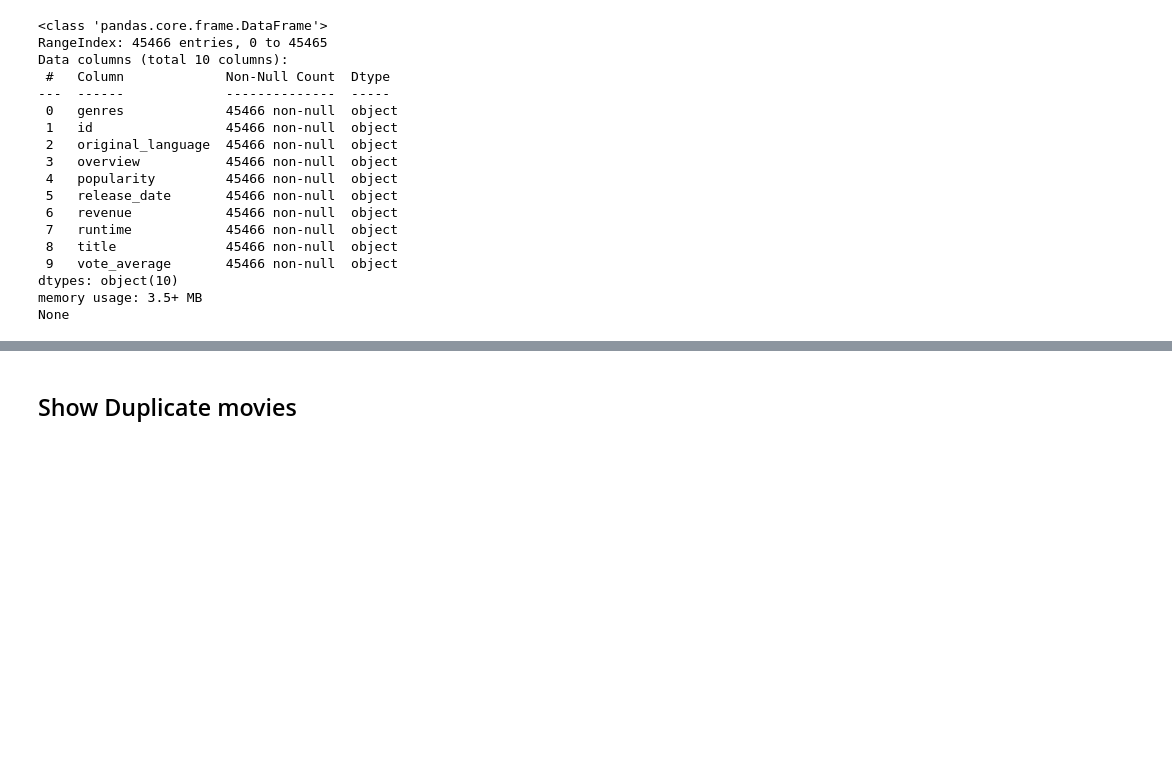
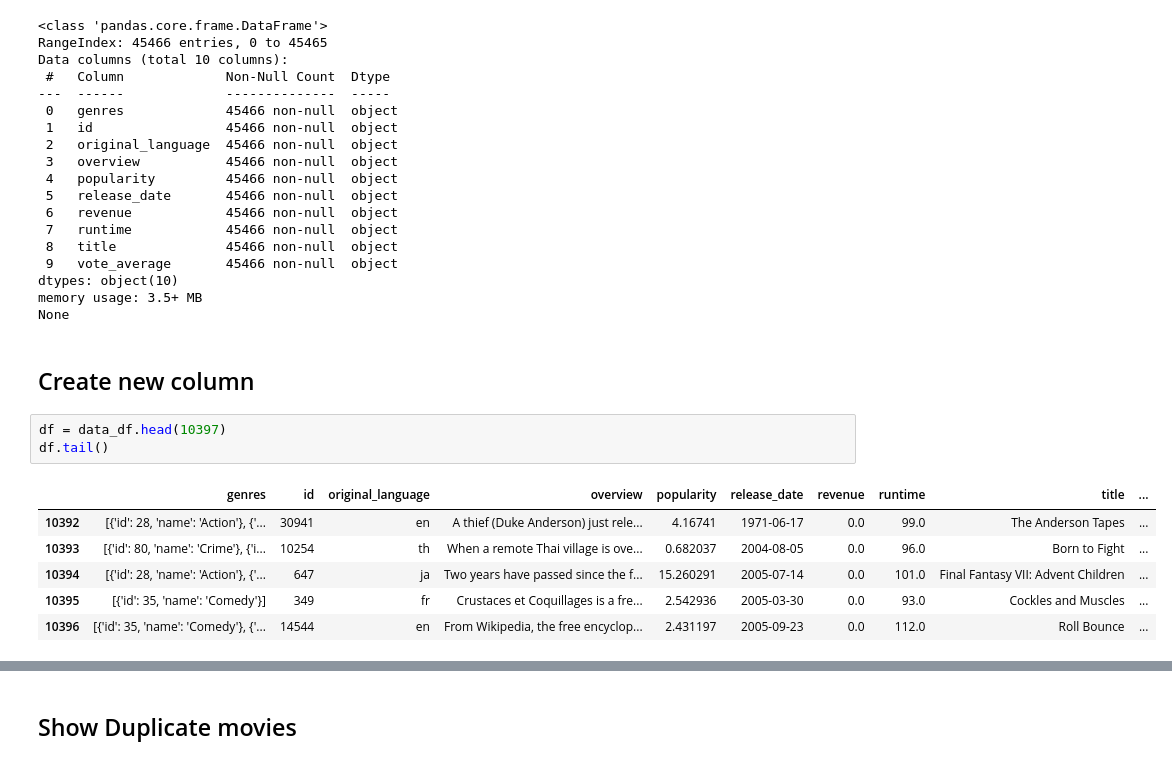
Before and after one commit to ThePrince26/Movie-Recommendation-System, a Jupyter notebook: Movie_Recommendation_System/Movie.ipynb, the cells around one changed output, grey strips where cells are left out. Drawn from its saved outputs; the diff is of its cells as text; blank space fills up the shorter version.

```diff
--- a/Movie_Recommendation_System/Movie.ipynb
+++ b/Movie_Recommendation_System/Movie.ipynb
@@ -49,3 +50,15 @@ Data columns (total 10 columns):
 dtypes: object(10)
 memory usage: 3.5+ MB
 None
+# %% [markdown]
+## Create new column
+# %%
+df = data_df.head(10397)
+df.tail()
+# %% [output]
+|  | genres | id | original_language | overview | popularity | release_date | revenue | runtime | title | ... |
+| 10392 | [{'id': 28, 'name': 'Action'}, {'... | 30941 | en | A thief (Duke Anderson) just rele... | 4.16741 | 1971-06-17 | 0.0 | 99.0 | The Anderson Tapes | ... |
+| 10393 | [{'id': 80, 'name': 'Crime'}, {'i... | 10254 | th | When a remote Thai village is ove... | 0.682037 | 2004-08-05 | 0.0 | 96.0 | Born to Fight | ... |
+| 10394 | [{'id': 28, 'name': 'Action'}, {'... | 647 | ja | Two years have passed since the f... | 15.260291 | 2005-07-14 | 0.0 | 101.0 | Final Fantasy VII: Advent Children | ... |
+| 10395 | [{'id': 35, 'name': 'Comedy'}] | 349 | fr | Crustaces et Coquillages is a fre... | 2.542936 | 2005-03-30 | 0.0 | 93.0 | Cockles and Muscles | ... |
+| 10396 | [{'id': 35, 'name': 'Comedy'}, {'... | 14544 | en | From Wikipedia, the free encyclop... | 2.431197 | 2005-09-23 | 0.0 | 112.0 | Roll Bounce | ... |
```
Also changed, not shown: parts of 4 cells of this notebook, 2 other files.
